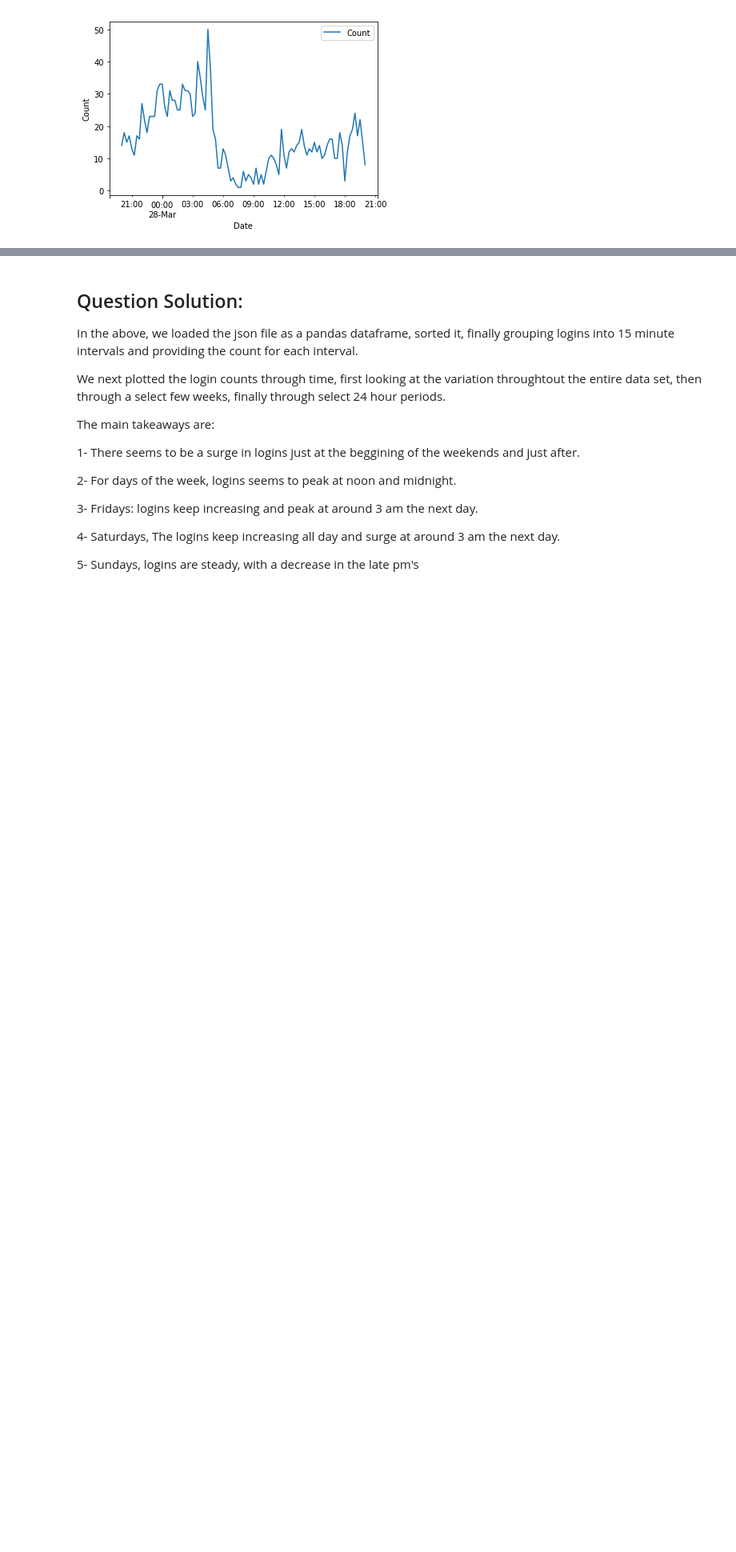
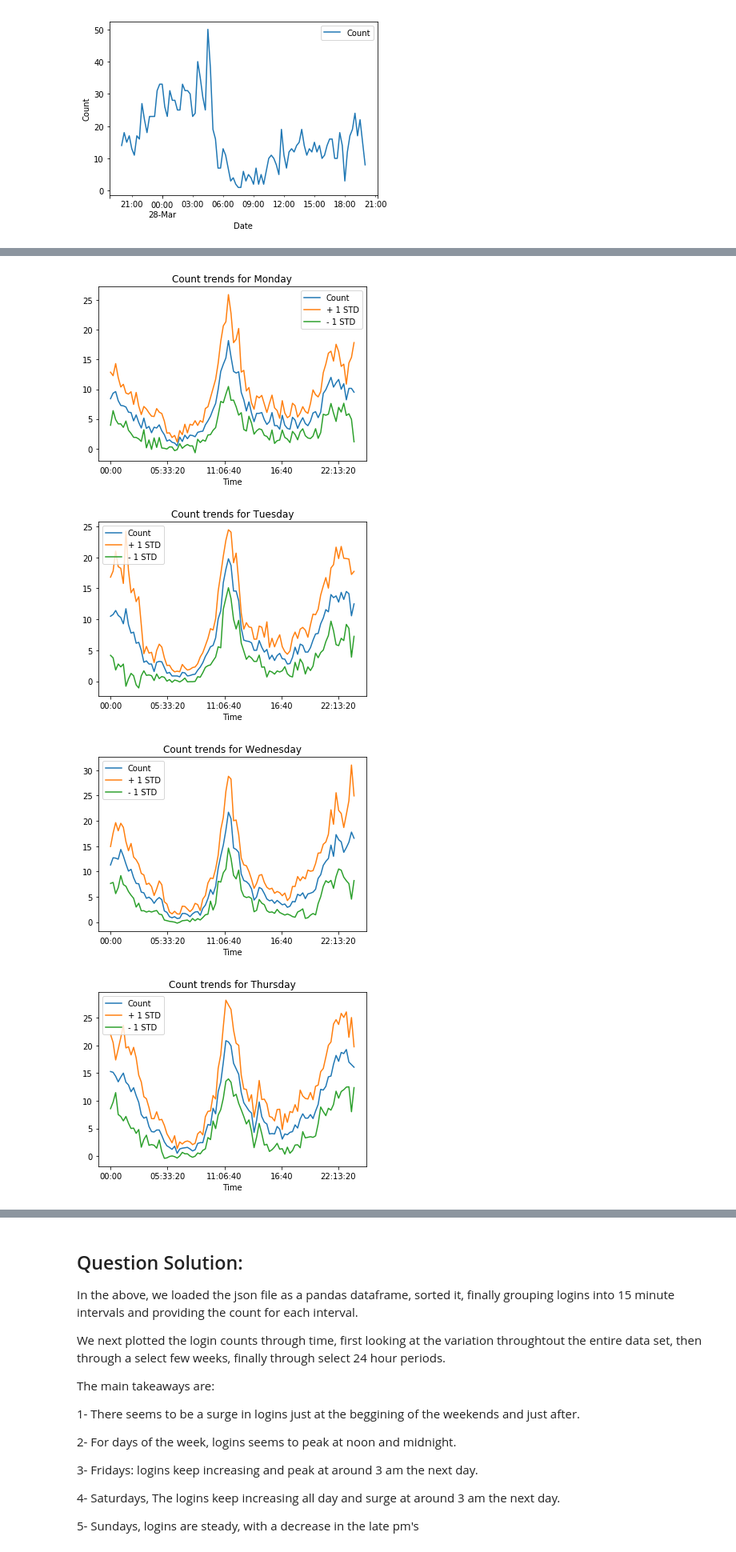
Before and after one commit to harajlim/Springboard_17.1_Ultimate_Inc_TakeHome, a Jupyter notebook: Challenge Solution.ipynb, the cells around one changed output, grey strips where cells are left out. Shown at 80% size. Cells and saved outputs as stored; diff of their text form; code cells hidden in the pictures; blank space fills up the shorter version.

```diff
--- a/Challenge Solution.ipynb
+++ b/Challenge Solution.ipynb
@@ -229,3 +229,13 @@ print(DF_toplot.DayOfTheWeek.value_counts().index[:])
 # %% [output]
 Index(['Saturday', 'Friday'], dtype='object')
 [figure]
+# %%
+# Next we look into grouping Date-With Day of the week, and getting average counts over each day of the week.
+time=[]
+for i in range(len(Data_grouped)):
+    time.append(Data_grouped.index[i].time())
+
+Data_grouped['Time']=time
+
+
+#Next We group by DayOfTheWeek and Time
@@ -231,0 +261,15 @@ Index(['Saturday', 'Friday'], dtype='object')
+# %%
+AverageOverDay=Data_grouped.groupby(['DayOfTheWeek','Time']).Count.agg(['mean','std'])
+
+day=[]
+upperBound=[]
+lowerBound=[]
+for i in range(len(AverageOverDay)):
+    day.append(AverageOverDay.index[i][0])
+    upperBound.append(AverageOverDay['mean'][i]+AverageOverDay['std'][i])
+    lowerBound.append(AverageOverDay['mean'][i]-AverageOverDay['std'][i])
+
+AverageOverDay['Upper']=upperBound
+AverageOverDay['Lower']=lowerBound
+AverageOverDay['DOW']=day
+AverageOverDay.head()
@@ -231,0 +284,13 @@ Index(['Saturday', 'Friday'], dtype='object')
+# %%
+#plot for each day:
+for day in days:
+    ax=AverageOverDay[AverageOverDay['DOW']==day].unstack(level=0)['mean'].plot()
+    AverageOverDay[AverageOverDay['DOW']==day].unstack(level=0)['Upper'].plot(ax=ax)
+    AverageOverDay[AverageOverDay['DOW']==day].unstack(level=0)['Lower'].plot(ax=ax)
+    ax.set_title('Count trends for {}'.format(day))
+    ax.legend(['Count','+ 1 STD','- 1 STD'])
+# %% [output]
+[figure, added]
+[figure, added]
+[figure, added]
+[figure, added]
```
Also changed, not shown: parts of 4 cells of this notebook.
